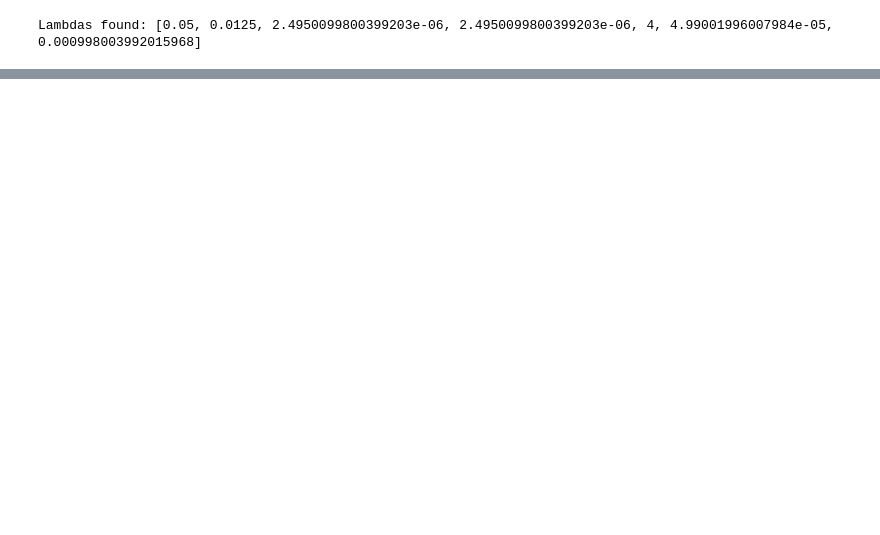
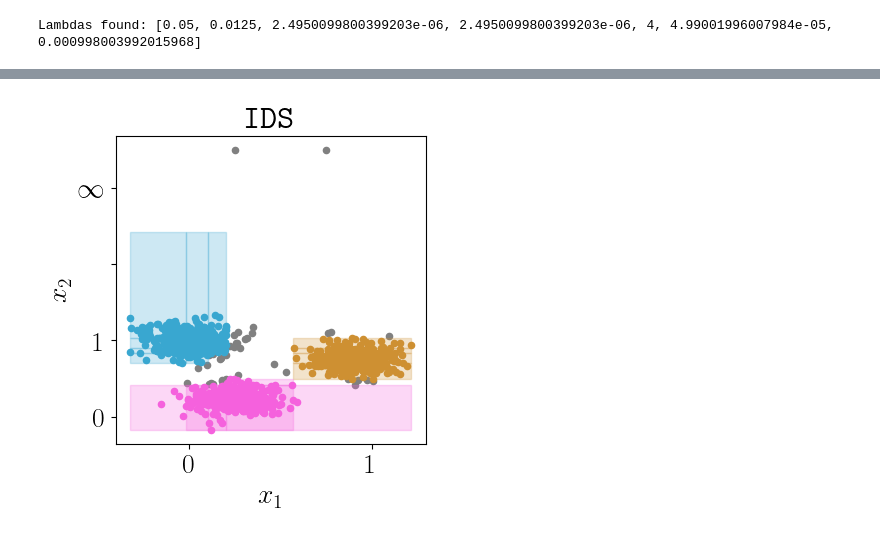
Before and after one commit to kevinqnb/interpretable-clustering, a Jupyter notebook: examples/examples.ipynb, the cells around one changed output, grey strips where cells are left out. Saved outputs shown, nothing was run; the diff lists cells and outputs as text; code cells hidden in the pictures; blank space fills up the shorter version.

```diff
--- a/examples/examples.ipynb
+++ b/examples/examples.ipynb
@@ -637,0 +643,24 @@ plt.savefig("../figures/examples/counter_example.png", bbox_inches = 'tight', dp
+# %%
+algname = "ids"
+alg = ids_set
+alg_labels = ids_set_labels_
+title = r"\texttt{IDS}"
+
+fig,ax = plt.subplots(figsize = (4,4), dpi = 100)
+
+uni_labs = np.unique(alg_labels)
+for l in uni_labs:
+    idx = np.where(alg_labels == l)[0]
+    ax.scatter(data[idx,0], data[idx,1], color = color_dict[l], s = 20)
+plot_rule_boxes(alg, data, color_dict, ax)
+
+y_tick_locations = [0, 1, 2, 3]
+y_tick_labels = ['0', '1', '', r'$\infty$']
+ax.set_yticks(y_tick_locations)
+ax.set_yticklabels(y_tick_labels)
+ax.set_xlabel(r'$x_1$')
+ax.set_ylabel(r'$x_2$')
+ax.set_title(title)
+plt.savefig("../figures/examples/outliers/" + algname + ".png", bbox_inches = 'tight', dpi = 300)
+# %% [output]
+[figure, added]
```
Also changed, not shown: parts of 9 cells of this notebook, 27 other files.
